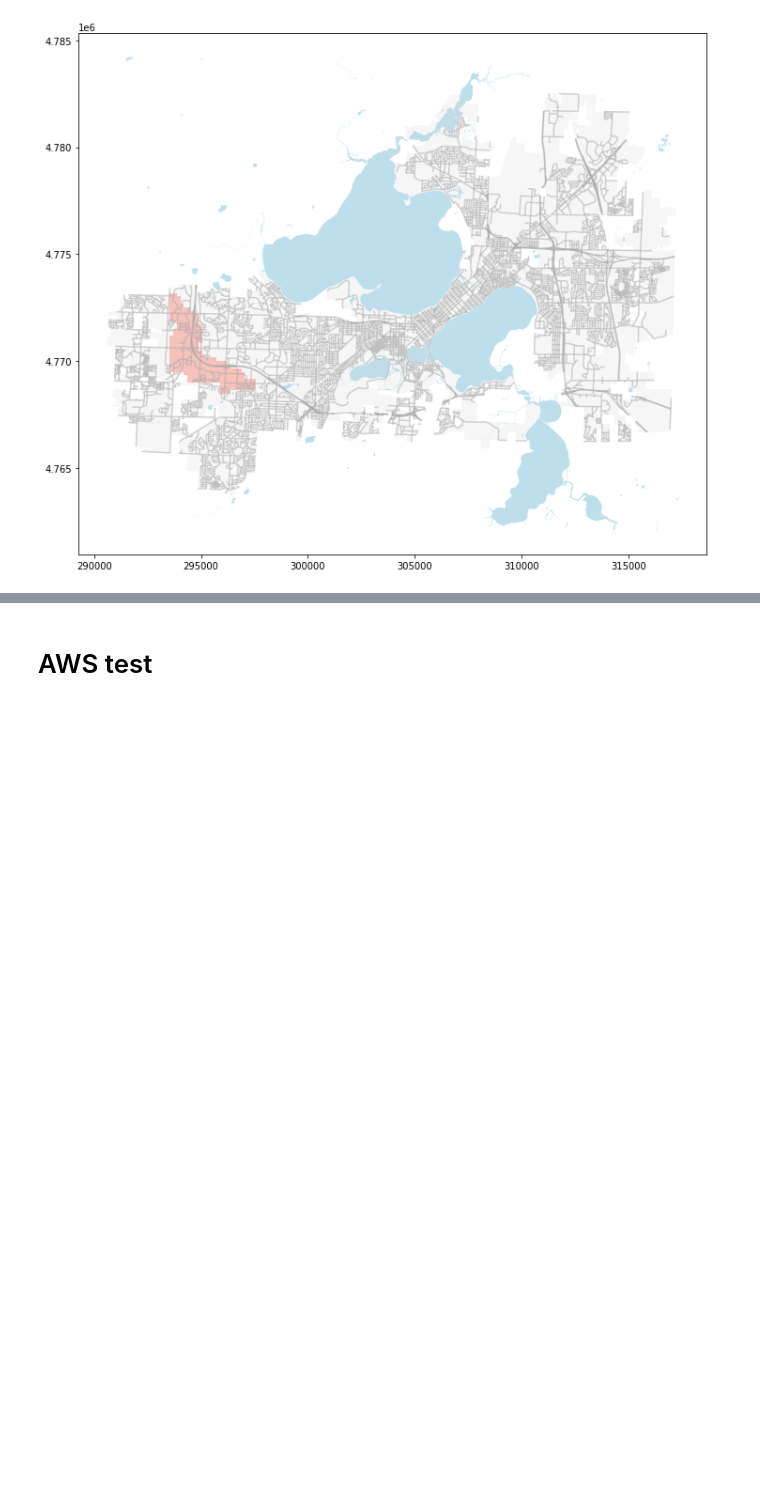
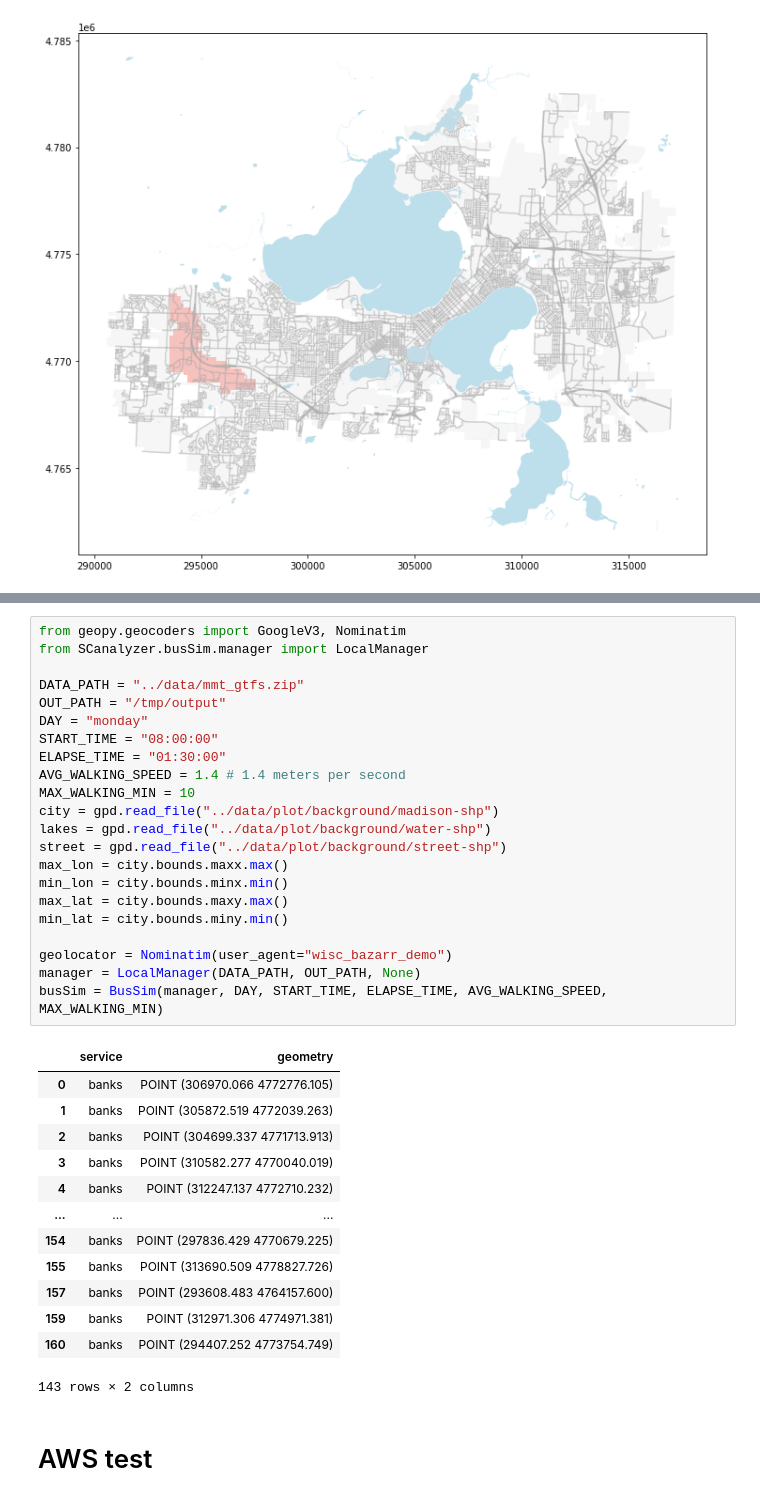
Before and after one commit to wisc-bus/simulator, a Jupyter notebook: notebooks/example.ipynb, the cells around one changed output, grey strips where cells are left out. Drawn from its saved outputs; the diff is of its cells as text; blank space fills up the shorter version.

```diff
--- a/notebooks/example.ipynb
+++ b/notebooks/example.ipynb
@@ -272,3 +306,39 @@ stops_meter exists
+# %%
+from geopy.geocoders import GoogleV3, Nominatim
+from SCanalyzer.busSim.manager import LocalManager
+
+DATA_PATH = "../data/mmt_gtfs.zip"
+OUT_PATH = "/tmp/output"
+DAY = "monday"
+START_TIME = "08:00:00"
+ELAPSE_TIME = "01:30:00"
+AVG_WALKING_SPEED = 1.4 # 1.4 meters per second
+MAX_WALKING_MIN = 10
+city = gpd.read_file("../data/plot/background/madison-shp")
+lakes = gpd.read_file("../data/plot/background/water-shp")
+street = gpd.read_file("../data/plot/background/street-shp")
+max_lon = city.bounds.maxx.max()
+min_lon = city.bounds.minx.min()
+max_lat = city.bounds.maxy.max()
+min_lat = city.bounds.miny.min()
+
+geolocator = Nominatim(user_agent="wisc_bazarr_demo")
+manager = LocalManager(DATA_PATH, OUT_PATH, None)
+busSim = BusSim(manager, DAY, START_TIME, ELAPSE_TIME, AVG_WALKING_SPEED, MAX_WALKING_MIN)
+# %% [output]
+|  | service | geometry |
+| 0 | banks | POINT (306970.066 4772776.105) |
+| 1 | banks | POINT (305872.519 4772039.263) |
+| 2 | banks | POINT (304699.337 4771713.913) |
+| 3 | banks | POINT (310582.277 4770040.019) |
+| 4 | banks | POINT (312247.137 4772710.232) |
+| ... | ... | ... |
+| 154 | banks | POINT (297836.429 4770679.225) |
+| 155 | banks | POINT (313690.509 4778827.726) |
+| 157 | banks | POINT (293608.483 4764157.600) |
+| 159 | banks | POINT (312971.306 4774971.381) |
+| 160 | banks | POINT (294407.252 4773754.749) |
+143 rows × 2 columns
 # %% [markdown]
 # AWS test
 # %%
```
Also changed, not shown: parts of 9 cells of this notebook, 2 other files.
